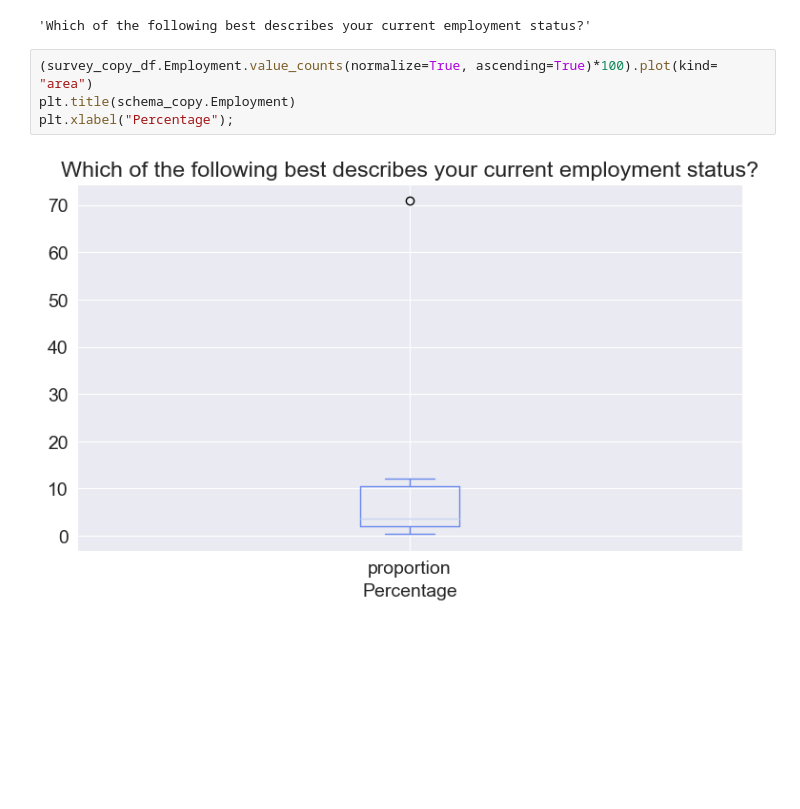
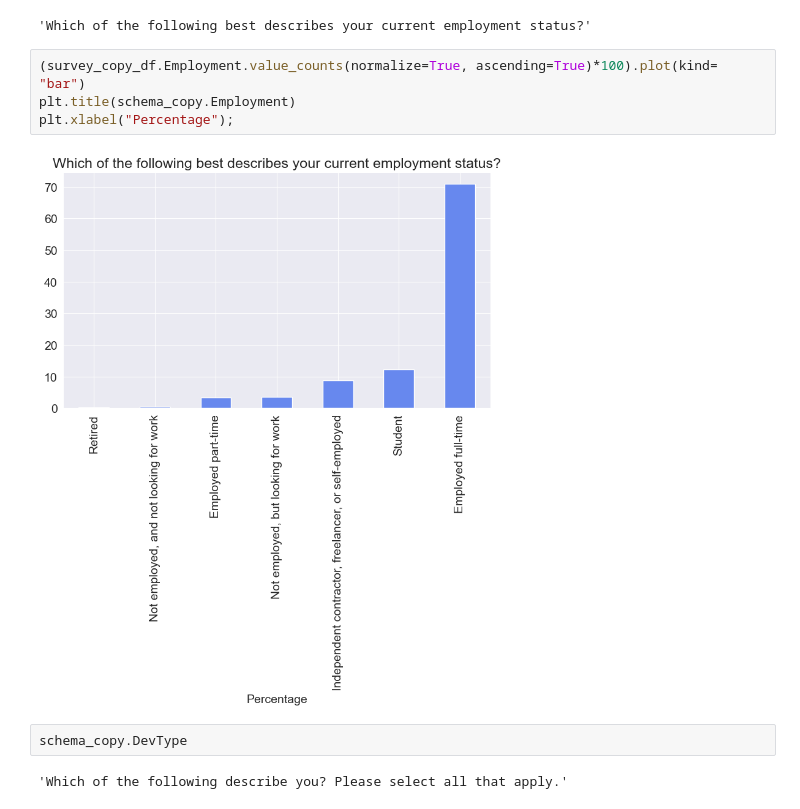
Before and after one commit to BetulAlbayrak1999/Pandas-Numpy-DataVisualization, a Jupyter notebook: RealWorld-Project-StackOverflow-data.ipynb, the cells around one changed output. Cells and saved outputs as stored; diff of their text form; blank space fills up the shorter version.

```diff
--- a/RealWorld-Project-StackOverflow-data.ipynb
+++ b/RealWorld-Project-StackOverflow-data.ipynb
@@ -160,8 +160,12 @@ schema_copy.Employment
 # %% [output]
 'Which of the following best describes your current employment status?'
 # %%
-(survey_copy_df.Employment.value_counts(normalize=True, ascending=True)*100).plot(kind= "area")
+(survey_copy_df.Employment.value_counts(normalize=True, ascending=True)*100).plot(kind= "bar")
 plt.title(schema_copy.Employment)
 plt.xlabel("Percentage");
 # %% [output]
-[figure, old version]
+[figure, new version]
+# %%
+schema_copy.DevType
+# %% [output]
+'Which of the following describe you? Please select all that apply.'
```
Also changed, not shown: parts of 23 cells of this notebook.
